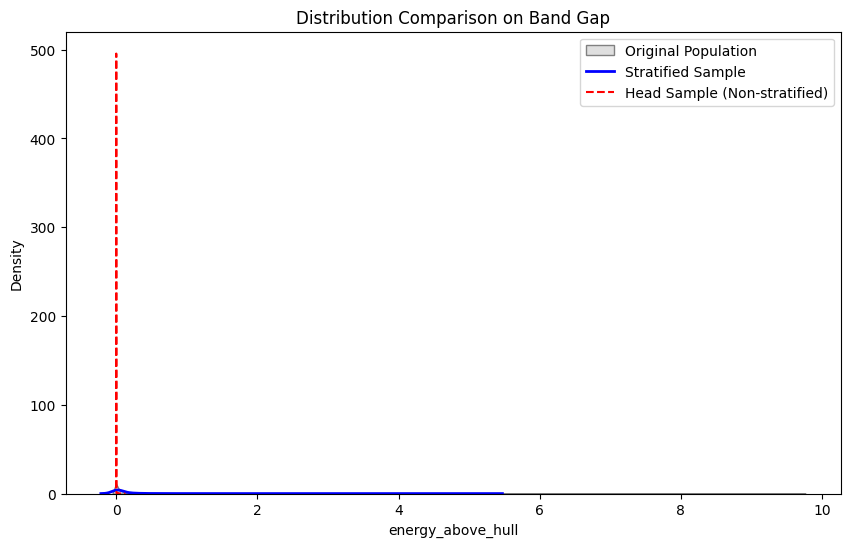
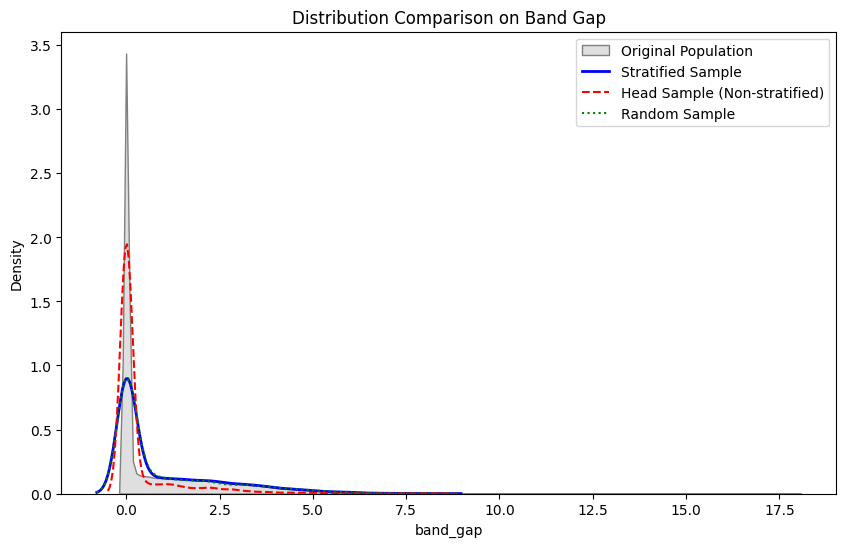
The notebook cell's code change between the first figure and the second:
--- before
+++ after
@@ -1,3 +1,3 @@
-def validate_distributions(df_pop, df_strat, df_head, column="energy_above_hull"):
+def validate_distributions(df_pop, df_strat, df_head, df_random, column="band_gap"):
     plt.figure(figsize=(10, 6))
     
@@ -7,4 +7,6 @@
     
     sns.kdeplot(df_head[column], label="Head Sample (Non-stratified)", color="red", linestyle="--")
+
+    sns.kdeplot(df_random[column], label="Random Sample", color="green", linestyle=":")
     
     plt.title("Distribution Comparison on Band Gap")
@@ -16,3 +18,3 @@
     plt.show()
 
-validate_distributions(mp.df, df_strat, df_first)
+validate_distributions(df_full, df_strat, df_first, df_random)

Commit: feat: random sampling in qm9